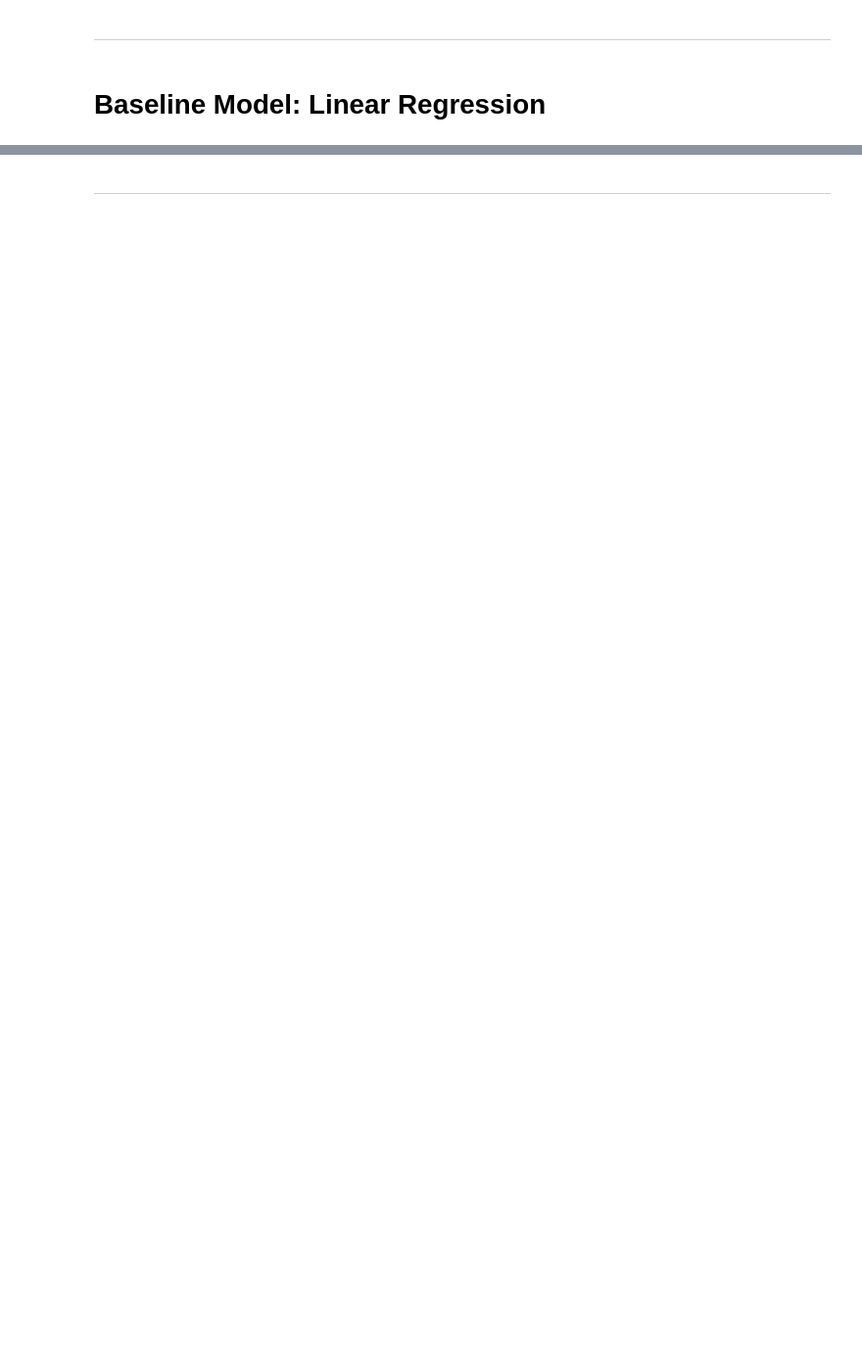
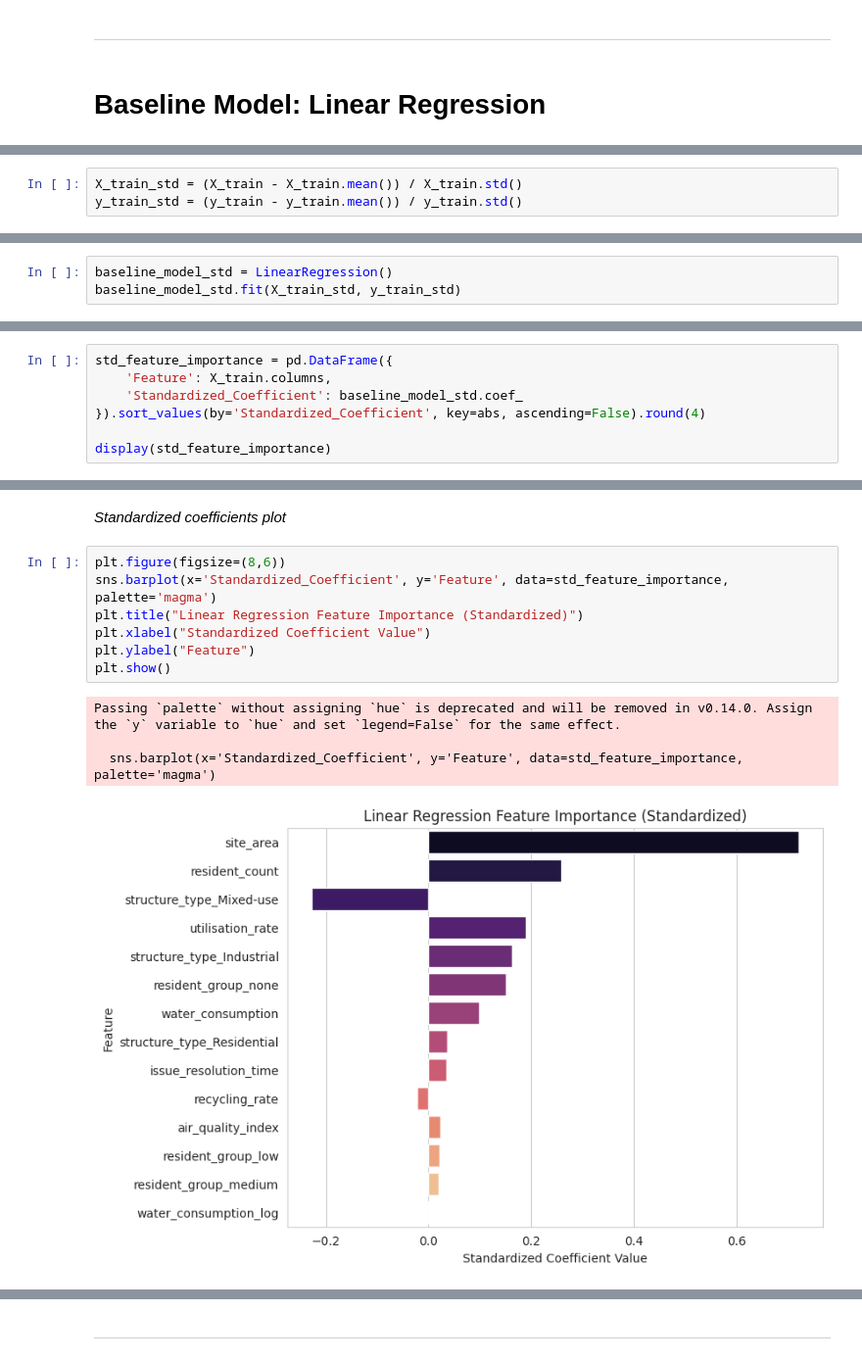
Before and after one commit to JenE87/ElectricityCostPredictor, a Jupyter notebook: jupyter_notebooks/04 - Modelling & Evaluation.ipynb, the cells around one changed output, grey strips where cells are left out. Shown at 98% size. Drawn from its saved outputs; the diff is of its cells as text; blank space fills up the shorter version.

```diff
--- a/jupyter_notebooks/04 - Modelling & Evaluation.ipynb
+++ b/jupyter_notebooks/04 - Modelling & Evaluation.ipynb
@@ -61,0 +299,3 @@ Content
+# %%
+X_train_std = (X_train - X_train.mean()) / X_train.std()
+y_train_std = (y_train - y_train.mean()) / y_train.std()
@@ -61,0 +304,3 @@ Content
+# %%
+baseline_model_std = LinearRegression()
+baseline_model_std.fit(X_train_std, y_train_std)
@@ -61,0 +311,7 @@ Content
+# %%
+std_feature_importance = pd.DataFrame({
+    'Feature': X_train.columns,
+    'Standardized_Coefficient': baseline_model_std.coef_
+}).sort_values(by='Standardized_Coefficient', key=abs, ascending=False).round(4)
+
+display(std_feature_importance)
@@ -61,0 +360,14 @@ Content
+# %% [markdown]
+*Standardized coefficients plot*
+# %%
+plt.figure(figsize=(8,6))
+sns.barplot(x='Standardized_Coefficient', y='Feature', data=std_feature_importance, palette='magma')
+plt.title("Linear Regression Feature Importance (Standardized)")
+plt.xlabel("Standardized Coefficient Value")
+plt.ylabel("Feature")
+plt.show()
+# %% [output]
+Passing `palette` without assigning `hue` is deprecated and will be removed in v0.14.0. Assign the `y` variable to `hue` and set `legend=False` for the same effect.
+
+  sns.barplot(x='Standardized_Coefficient', y='Feature', data=std_feature_importance, palette='magma')
+[figure, added]
```
Also changed, not shown: parts of 159 cells of this notebook, 8 other files.
